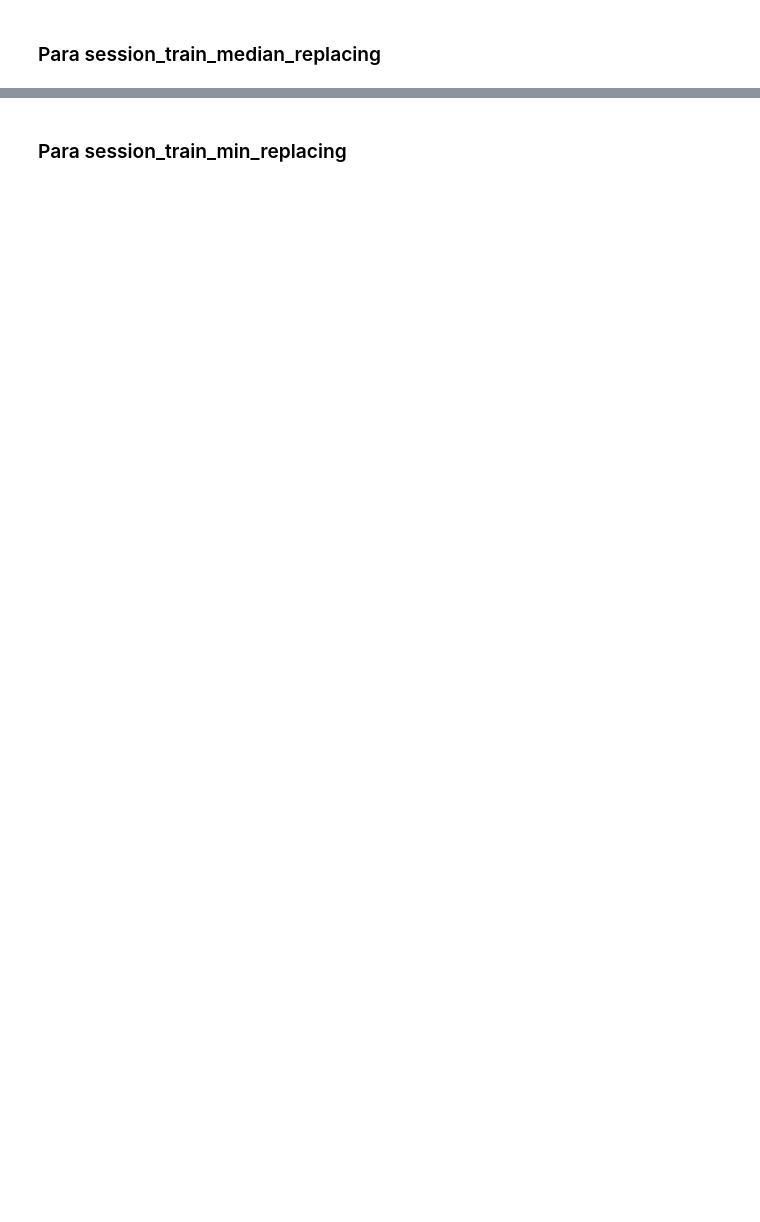
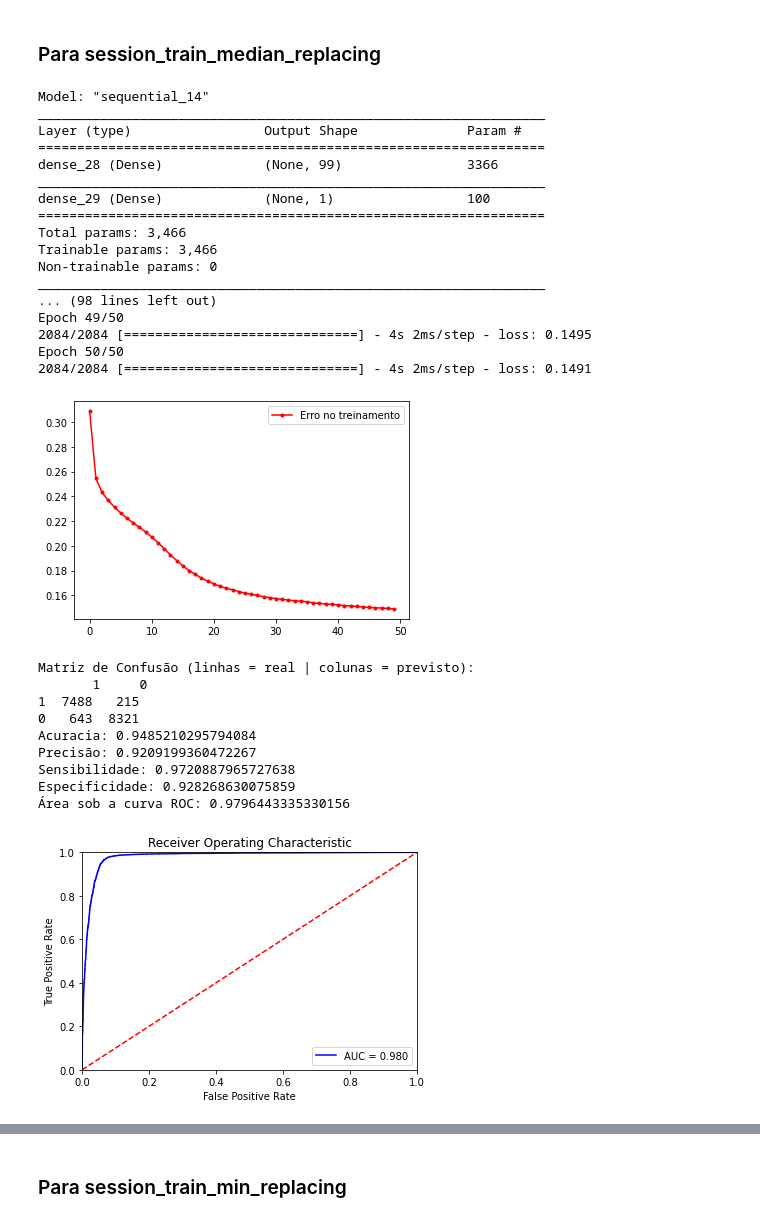
Before and after one commit to elaynelemos/prediction-of-orders-dmc, a Jupyter notebook: DataMining-Avaliation.ipynb, the cells around one changed output, grey strips where cells are left out. Drawn from its saved outputs; the diff is of its cells as text; code cells hidden in the pictures; blank space fills up the shorter version.

```diff
--- a/DataMining-Avaliation.ipynb
+++ b/DataMining-Avaliation.ipynb
@@ -978,7 +1119,7 @@ for train_index, test_index in kf.split(X):
     #DATA MINING
     ##Treine o modelo
     batch_size = 16
-    Log = mlp.fit(X_train, y_train.order.to_numpy(), batch_size=batch_size, epochs=200, shuffle=False)
+    Log = mlp.fit(X_train, y_train.order.to_numpy(), batch_size=batch_size, epochs=50, shuffle=False)
 
     ##Visualizando o comportamento do erro durante o treinamento de forma gráfica
     fig, ax = plt.subplots()
@@ -1023,31 +1164,60 @@ for train_index, test_index in kf.split(X):
 
     ##Calculando a especificidade do modelo
     especificidade = d / (b + d)
     print("Especificidade:", especificidade)
 
     ##Calculando a área sob a curva ROC
     roc_auc = roc_auc_score(y_test, y_pred)
     print("Área sob a curva ROC:", roc_auc)
 
     ##Gerando o gráfico da área sob a curva ROC
     fpr, tpr, _ = metrics.roc_curve(y_test, y_pred)
     plt.title('Receiver Operating Characteristic')
     plt.plot(fpr, tpr, 'b', label = 'AUC = %0.3f' % roc_auc)
     plt.legend(loc = 'lower right')
     plt.plot([0, 1], [0, 1],'r--')
     plt.xlim([0, 1])
     plt.ylim([0, 1])
     plt.ylabel('True Positive Rate')
     plt.xlabel('False Positive Rate')
     plt.show()
 
 ##Gerando a base de predição
 Log_y_pred_median_replacing = mlp.predict(session_test_X_median_replacing)
 
 ##Salvando o modelo de predição
 path = 'data'
 if not os.path.exists(path):
     os.mkdir(path)
 
 DF_Log_y_pred_median_replacing = pd.DataFrame(np.round(abs(Log_y_pred_median_replacing)))
-DF_Log_y_pred_median_replacing.to_csv(f"{path}/predictions/session_predict_y_mean_drop_replacing", sep=',', encoding='utf-8')
+DF_Log_y_pred_median_replacing.to_csv(f"{path}/predictions/Log_session_predict_y_median_replacing.csv", sep=',', encoding='utf-8', index=False)
+# %% [output]
+Model: "sequential_14"
+_________________________________________________________________
+Layer (type)                 Output Shape              Param #
+=================================================================
+dense_28 (Dense)             (None, 99)                3366
+_________________________________________________________________
+dense_29 (Dense)             (None, 1)                 100
+=================================================================
+Total params: 3,466
+Trainable params: 3,466
+Non-trainable params: 0
+_________________________________________________________________
+... (98 lines left out)
+Epoch 49/50
+2084/2084 [==============================] - 4s 2ms/step - loss: 0.1495
+Epoch 50/50
+2084/2084 [==============================] - 4s 2ms/step - loss: 0.1491
+[figure, added]
+Matriz de Confusão (linhas = real | colunas = previsto):
+       1     0
+1  7488   215
+0   643  8321
+Acuracia: 0.9485210295794084
+Precisão: 0.9209199360472267
+Sensibilidade: 0.9720887965727638
+Especificidade: 0.928268630075859
+Área sob a curva ROC: 0.9796443335330156
+[figure, added]
```
Also changed, not shown: parts of 8 cells of this notebook, 8 other files.
